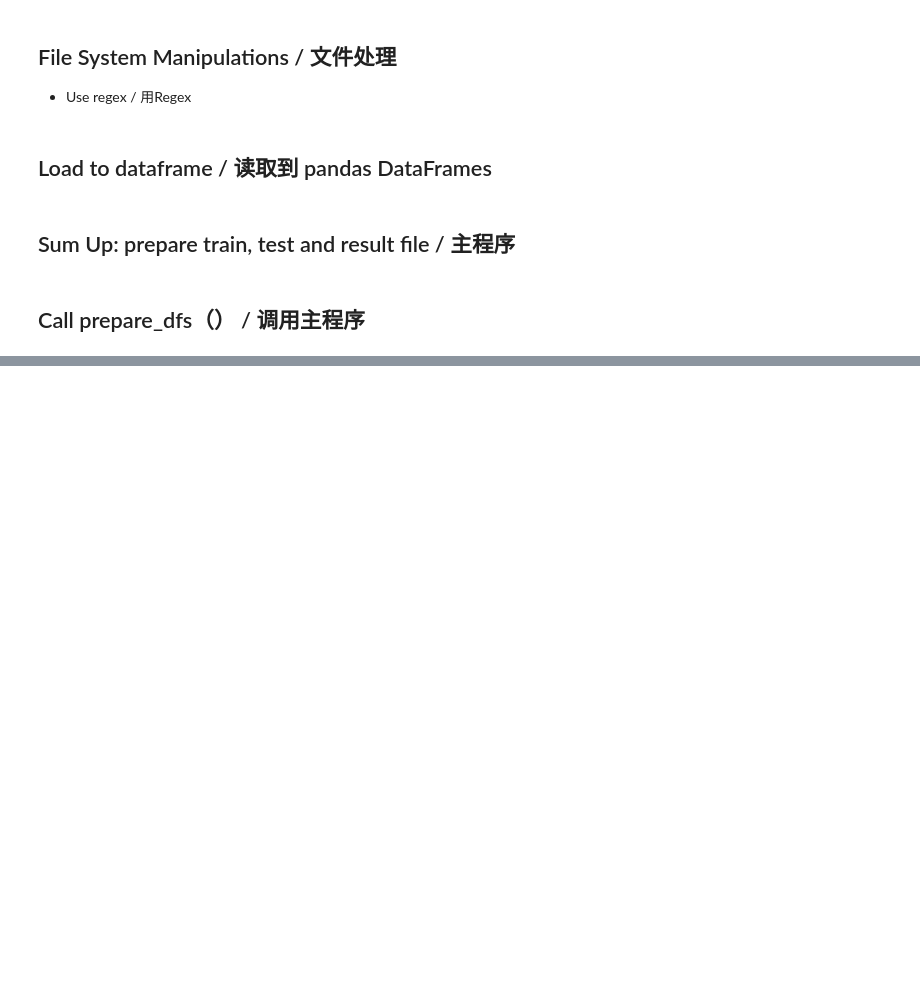
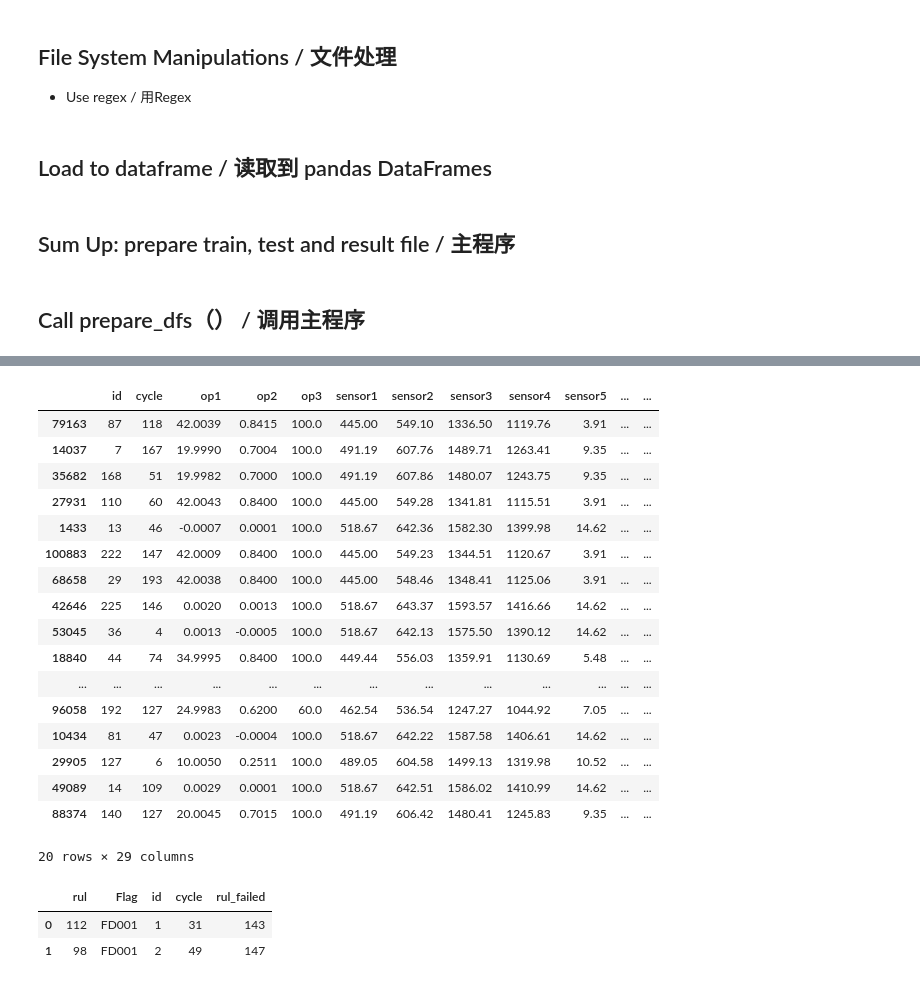
Before and after one commit to stemproaca/pdm, a Jupyter notebook: Classes/menu_A_a_pdm_cmapss_load_data.ipynb, the cells around one changed output, grey strips where cells are left out. Cells and saved outputs as stored; diff of their text form; code cells hidden in the pictures; blank space fills up the shorter version.

```diff
--- a/Classes/menu_A_a_pdm_cmapss_load_data.ipynb
+++ b/Classes/menu_A_a_pdm_cmapss_load_data.ipynb
@@ -157,0 +173,27 @@ df_train, df_test, df_result = prepare_dfs(use_pd=True)
+# %%
+df_test.sample(20)
+# %% [output]
+|  | id | cycle | op1 | op2 | op3 | sensor1 | sensor2 | sensor3 | sensor4 | sensor5 | ... | ... |
+| 79163 | 87 | 118 | 42.0039 | 0.8415 | 100.0 | 445.00 | 549.10 | 1336.50 | 1119.76 | 3.91 | ... | ... |
+| 14037 | 7 | 167 | 19.9990 | 0.7004 | 100.0 | 491.19 | 607.76 | 1489.71 | 1263.41 | 9.35 | ... | ... |
+| 35682 | 168 | 51 | 19.9982 | 0.7000 | 100.0 | 491.19 | 607.86 | 1480.07 | 1243.75 | 9.35 | ... | ... |
+| 27931 | 110 | 60 | 42.0043 | 0.8400 | 100.0 | 445.00 | 549.28 | 1341.81 | 1115.51 | 3.91 | ... | ... |
+| 1433 | 13 | 46 | -0.0007 | 0.0001 | 100.0 | 518.67 | 642.36 | 1582.30 | 1399.98 | 14.62 | ... | ... |
+| 100883 | 222 | 147 | 42.0009 | 0.8400 | 100.0 | 445.00 | 549.23 | 1344.51 | 1120.67 | 3.91 | ... | ... |
+| 68658 | 29 | 193 | 42.0038 | 0.8400 | 100.0 | 445.00 | 548.46 | 1348.41 | 1125.06 | 3.91 | ... | ... |
+| 42646 | 225 | 146 | 0.0020 | 0.0013 | 100.0 | 518.67 | 643.37 | 1593.57 | 1416.66 | 14.62 | ... | ... |
+| 53045 | 36 | 4 | 0.0013 | -0.0005 | 100.0 | 518.67 | 642.13 | 1575.50 | 1390.12 | 14.62 | ... | ... |
+| 18840 | 44 | 74 | 34.9995 | 0.8400 | 100.0 | 449.44 | 556.03 | 1359.91 | 1130.69 | 5.48 | ... | ... |
+| ... | ... | ... | ... | ... | ... | ... | ... | ... | ... | ... | ... | ... |
+| 96058 | 192 | 127 | 24.9983 | 0.6200 | 60.0 | 462.54 | 536.54 | 1247.27 | 1044.92 | 7.05 | ... | ... |
+| 10434 | 81 | 47 | 0.0023 | -0.0004 | 100.0 | 518.67 | 642.22 | 1587.58 | 1406.61 | 14.62 | ... | ... |
+| 29905 | 127 | 6 | 10.0050 | 0.2511 | 100.0 | 489.05 | 604.58 | 1499.13 | 1319.98 | 10.52 | ... | ... |
+| 49089 | 14 | 109 | 0.0029 | 0.0001 | 100.0 | 518.67 | 642.51 | 1586.02 | 1410.99 | 14.62 | ... | ... |
+| 88374 | 140 | 127 | 20.0045 | 0.7015 | 100.0 | 491.19 | 606.42 | 1480.41 | 1245.83 | 9.35 | ... | ... |
+20 rows × 29 columns
+# %%
+df_result.head(2)
+# %% [output]
+|  | rul | Flag | id | cycle | rul_failed |
+| 0 | 112 | FD001 | 1 | 31 | 143 |
+| 1 | 98 | FD001 | 2 | 49 | 147 |
```
Also changed, not shown: parts of 2 cells of this notebook, 5 other files.
